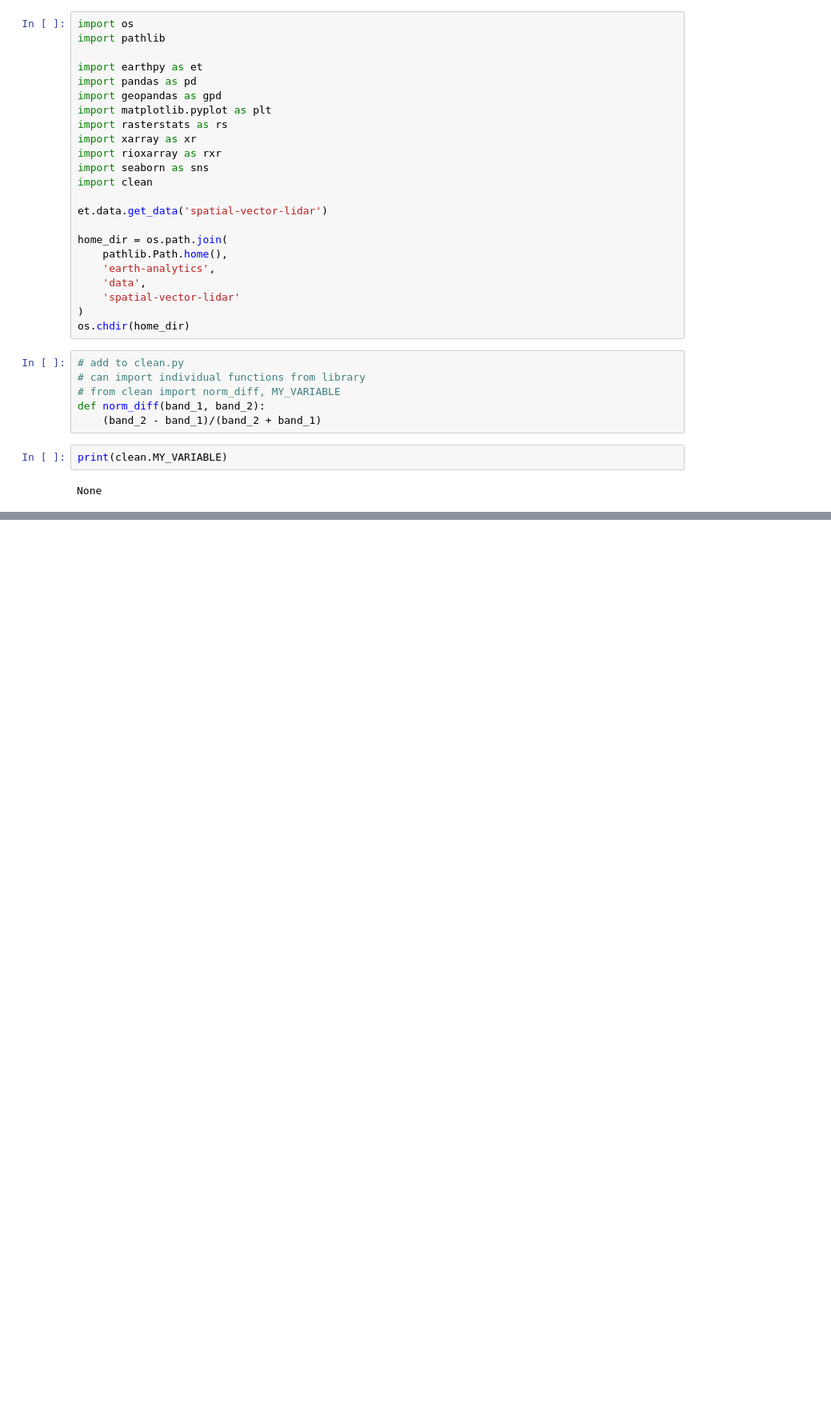
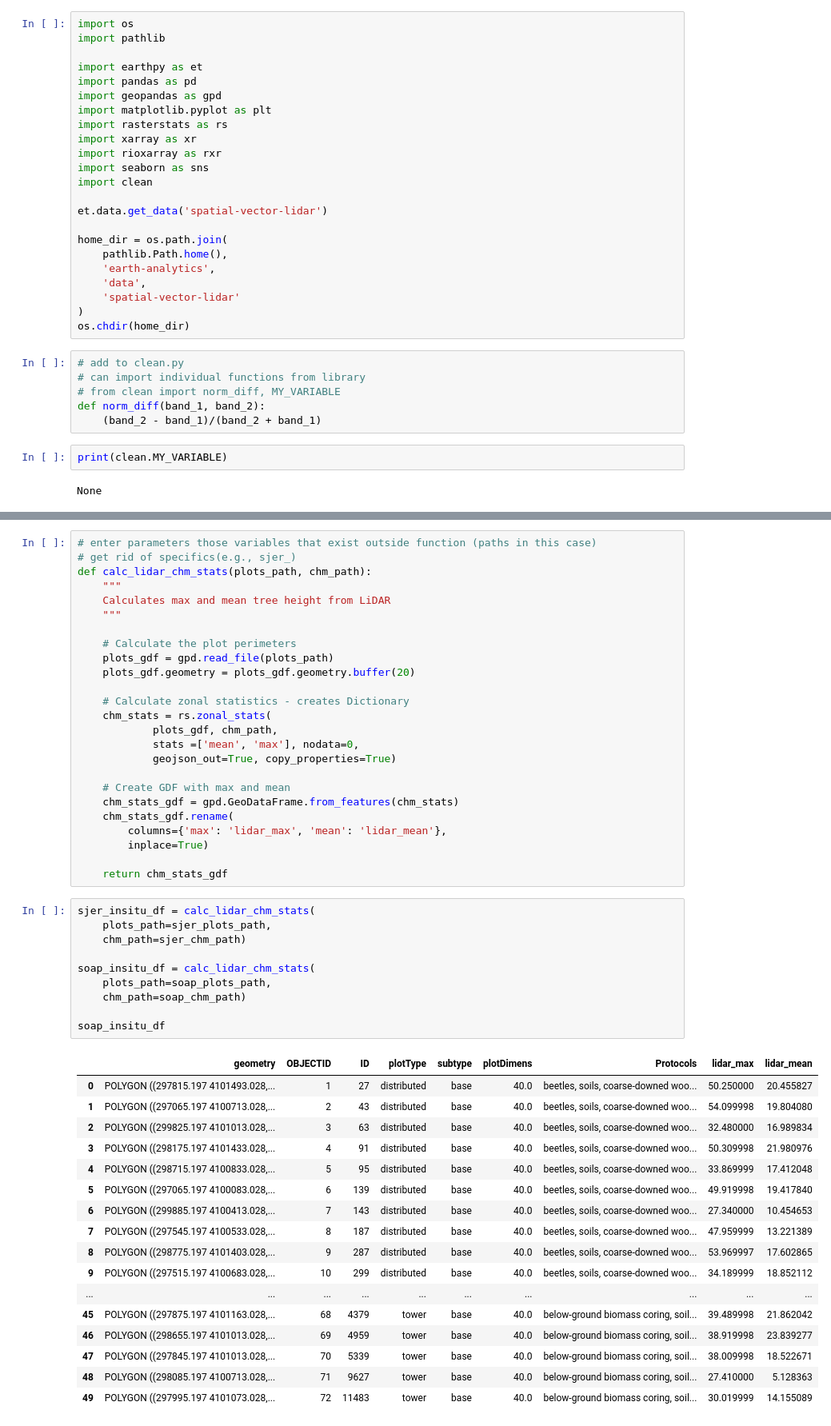
Before and after one commit to lechipman/lidar-uncertainty-2023-lchipman, a Jupyter notebook: lidar-uncertainty.ipynb, the cells around one changed output, grey strips where cells are left out. Shown: that part at 80% size. Saved outputs shown, nothing was run; the diff lists cells and outputs as text; blank space fills up the shorter version.

```diff
--- a/lidar-uncertainty.ipynb
+++ b/lidar-uncertainty.ipynb
@@ -39,0 +86,53 @@ None
+# %%
+# enter parameters those variables that exist outside function (paths in this case)
+# get rid of specifics(e.g., sjer_)
+def calc_lidar_chm_stats(plots_path, chm_path):
+    """
+    Calculates max and mean tree height from LiDAR
+    """
+
+    # Calculate the plot perimeters
+    plots_gdf = gpd.read_file(plots_path)
+    plots_gdf.geometry = plots_gdf.geometry.buffer(20)
+
+    # Calculate zonal statistics - creates Dictionary
+    chm_stats = rs.zonal_stats(
+            plots_gdf, chm_path,
+            stats =['mean', 'max'], nodata=0,
+            geojson_out=True, copy_properties=True)
+
+    # Create GDF with max and mean
+    chm_stats_gdf = gpd.GeoDataFrame.from_features(chm_stats)
+    chm_stats_gdf.rename(
+        columns={'max': 'lidar_max', 'mean': 'lidar_mean'},
+        inplace=True)
+
+    return chm_stats_gdf
+# %%
+sjer_insitu_df = calc_lidar_chm_stats(
+    plots_path=sjer_plots_path,
+    chm_path=sjer_chm_path)
+
+soap_insitu_df = calc_lidar_chm_stats(
+    plots_path=soap_plots_path,
+    chm_path=soap_chm_path)
+
+soap_insitu_df
+# %% [output]
+|  | geometry | OBJECTID | ID | plotType | subtype | plotDimens | Protocols | lidar_max | lidar_mean |
+| 0 | POLYGON ((297815.197 4101493.028,... | 1 | 27 | distributed | base | 40.0 | beetles, soils, coarse-downed woo... | 50.250000 | 20.455827 |
+| 1 | POLYGON ((297065.197 4100713.028,... | 2 | 43 | distributed | base | 40.0 | beetles, soils, coarse-downed woo... | 54.099998 | 19.804080 |
+| 2 | POLYGON ((299825.197 4101013.028,... | 3 | 63 | distributed | base | 40.0 | beetles, soils, coarse-downed woo... | 32.480000 | 16.989834 |
+| 3 | POLYGON ((298175.197 4101433.028,... | 4 | 91 | distributed | base | 40.0 | beetles, soils, coarse-downed woo... | 50.309998 | 21.980976 |
+| 4 | POLYGON ((298715.197 4100833.028,... | 5 | 95 | distributed | base | 40.0 | beetles, soils, coarse-downed woo... | 33.869999 | 17.412048 |
+| 5 | POLYGON ((297065.197 4100083.028,... | 6 | 139 | distributed | base | 40.0 | beetles, soils, coarse-downed woo... | 49.919998 | 19.417840 |
+| 6 | POLYGON ((299885.197 4100413.028,... | 7 | 143 | distributed | base | 40.0 | beetles, soils, coarse-downed woo... | 27.340000 | 10.454653 |
+| 7 | POLYGON ((297545.197 4100533.028,... | 8 | 187 | distributed | base | 40.0 | beetles, soils, coarse-downed woo... | 47.959999 | 13.221389 |
+| 8 | POLYGON ((298775.197 4101403.028,... | 9 | 287 | distributed | base | 40.0 | beetles, soils, coarse-downed woo... | 53.969997 | 17.602865 |
+| 9 | POLYGON ((297515.197 4100683.028,... | 10 | 299 | distributed | base | 40.0 | beetles, soils, coarse-downed woo... | 34.189999 | 18.852112 |
+| ... | ... | ... | ... | ... | ... | ... | ... | ... | ... |
+| 45 | POLYGON ((297875.197 4101163.028,... | 68 | 4379 | tower | base | 40.0 | below-ground biomass coring, soil... | 39.489998 | 21.862042 |
+| 46 | POLYGON ((298655.197 4101013.028,... | 69 | 4959 | tower | base | 40.0 | below-ground biomass coring, soil... | 38.919998 | 23.839277 |
+| 47 | POLYGON ((297845.197 4101013.028,... | 70 | 5339 | tower | base | 40.0 | below-ground biomass coring, soil... | 38.009998 | 18.522671 |
+| 48 | POLYGON ((298085.197 4100713.028,... | 71 | 9627 | tower | base | 40.0 | below-ground biomass coring, soil... | 27.410000 | 5.128363 |
+| 49 | POLYGON ((297995.197 4101073.028,... | 72 | 11483 | tower | base | 40.0 | below-ground biomass coring, soil... | 30.019999 | 14.155089 |
```
Also changed, not shown: parts of 5 cells of this notebook.
